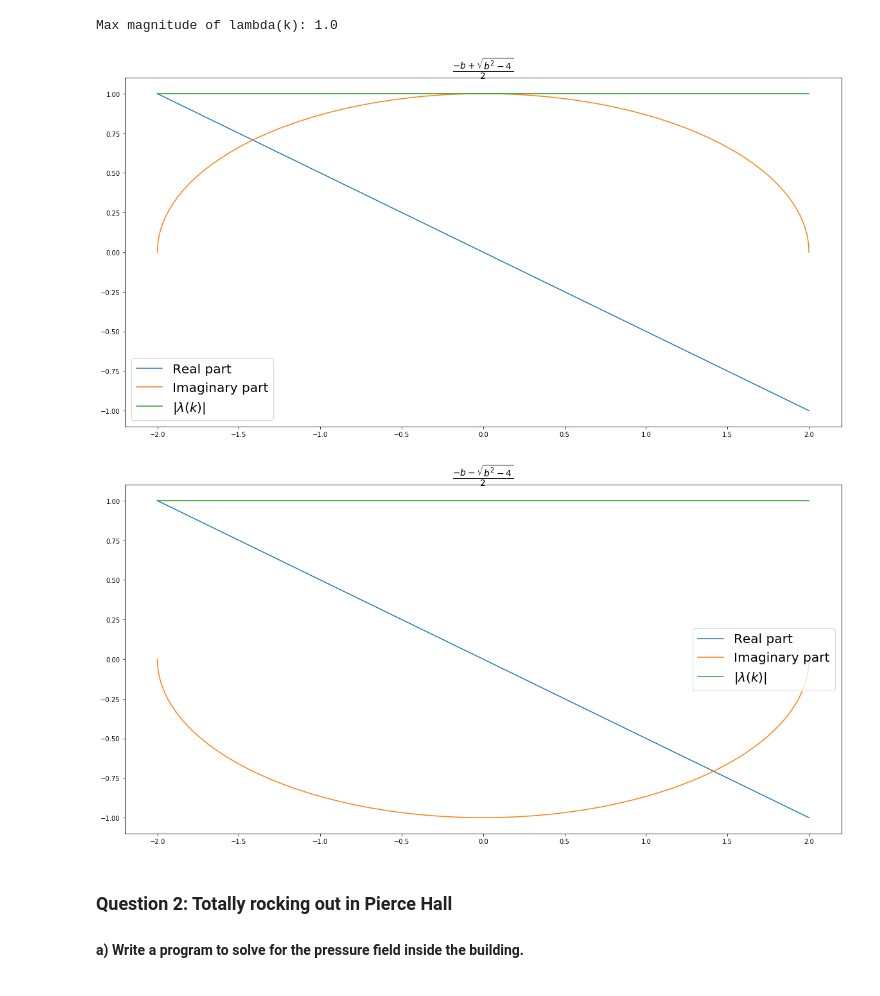
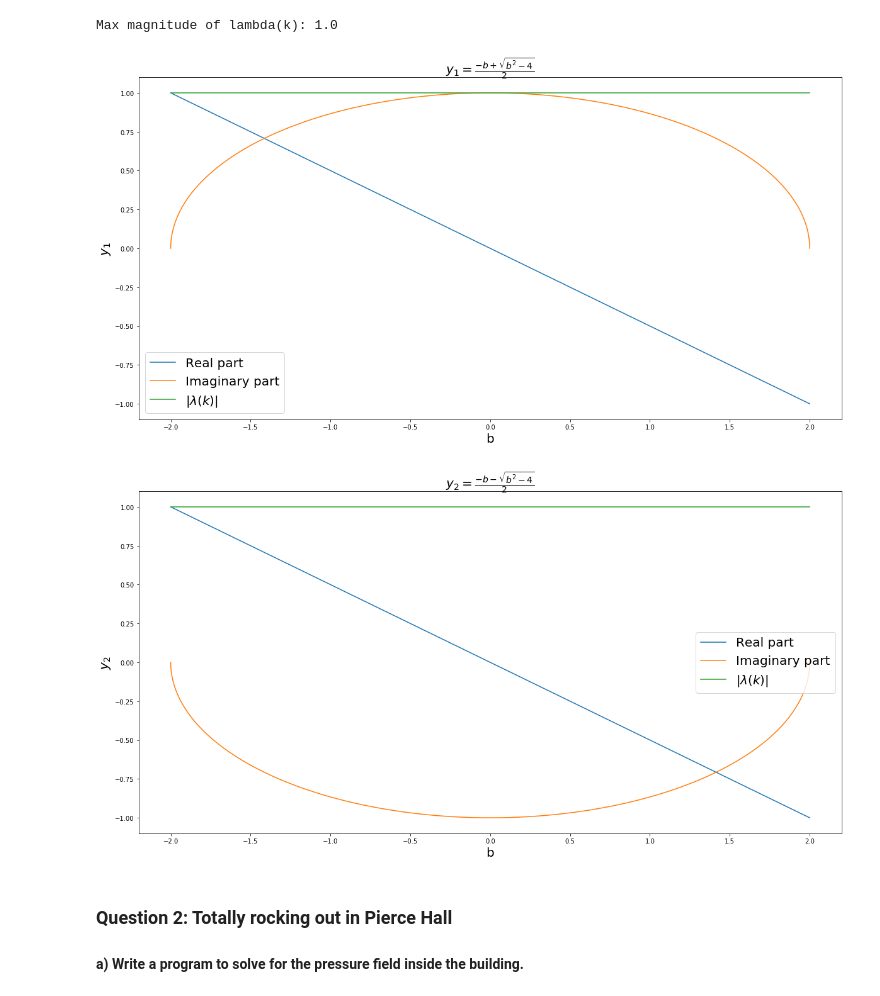
Before and after one commit to jonathanGB/am205, a Jupyter notebook: 4/AM205_HW4.ipynb, the cells around one changed output. Cells and saved outputs as stored; diff of their text form; code cells hidden in the pictures.

```diff
--- a/4/AM205_HW4.ipynb
+++ b/4/AM205_HW4.ipynb
@@ -130,21 +130,25 @@ Max magnitude of lambda(k): 1.0
 # %%
 plt.figure(figsize=(20,10))
 plt.plot(bs, roots_pos_real, label="Real part")
 plt.plot(bs, roots_pos_imag, label="Imaginary part")
 plt.plot(bs, roots_pos_magnitude, label=r"$|\lambda(k)|$")
-plt.title(r"$\frac{-b + \sqrt{b^2 - 4}}{2}$", fontsize=20)
+plt.title(r"$y_1 = \frac{-b + \sqrt{b^2 - 4}}{2}$", fontsize=20)
+plt.xlabel("b", fontsize=20)
+plt.ylabel(r"$y_1$", fontsize=20)
 plt.legend(fontsize=20)
 plt.show()
 
 plt.figure(figsize=(20,10))
 plt.plot(bs, roots_neg_real, label="Real part")
 plt.plot(bs, roots_neg_imag, label="Imaginary part")
 plt.plot(bs, roots_neg_magnitude, label=r"$|\lambda(k)|$")
-plt.title(r"$\frac{-b - \sqrt{b^2 - 4}}{2}$", fontsize=20)
+plt.title(r"$y_2 = \frac{-b - \sqrt{b^2 - 4}}{2}$", fontsize=20)
+plt.xlabel("b", fontsize=20)
+plt.ylabel(r"$y_2$", fontsize=20)
 _ = plt.legend(fontsize=20)
 # %% [output]
-[figure, old version]
+[figure, new version]
-[figure, old version]
+[figure, new version]
 # %% [markdown]
 ### Question 2: Totally rocking out in Pierce Hall
 
```
Also changed, not shown: parts of 12 cells of this notebook.
